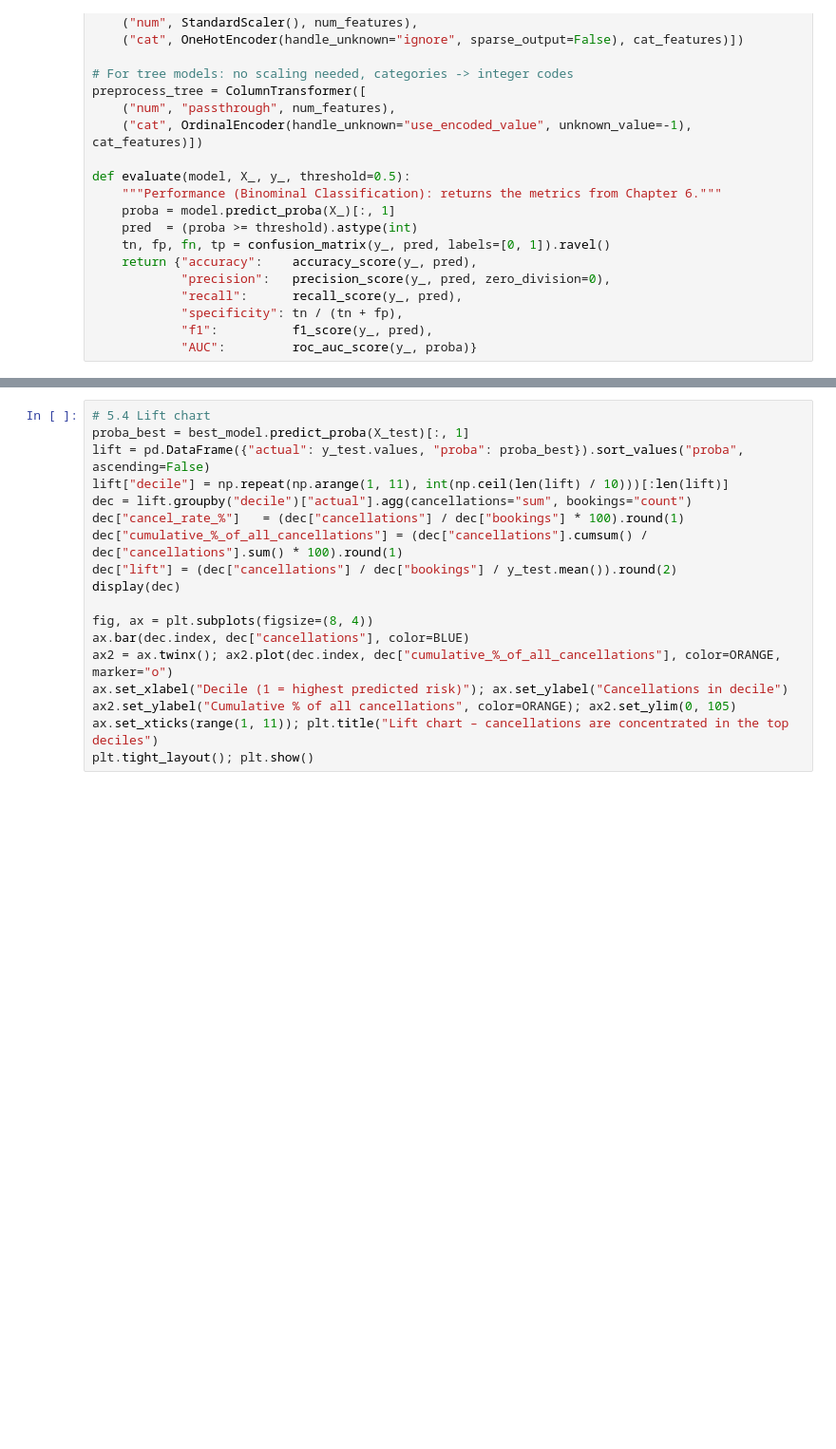
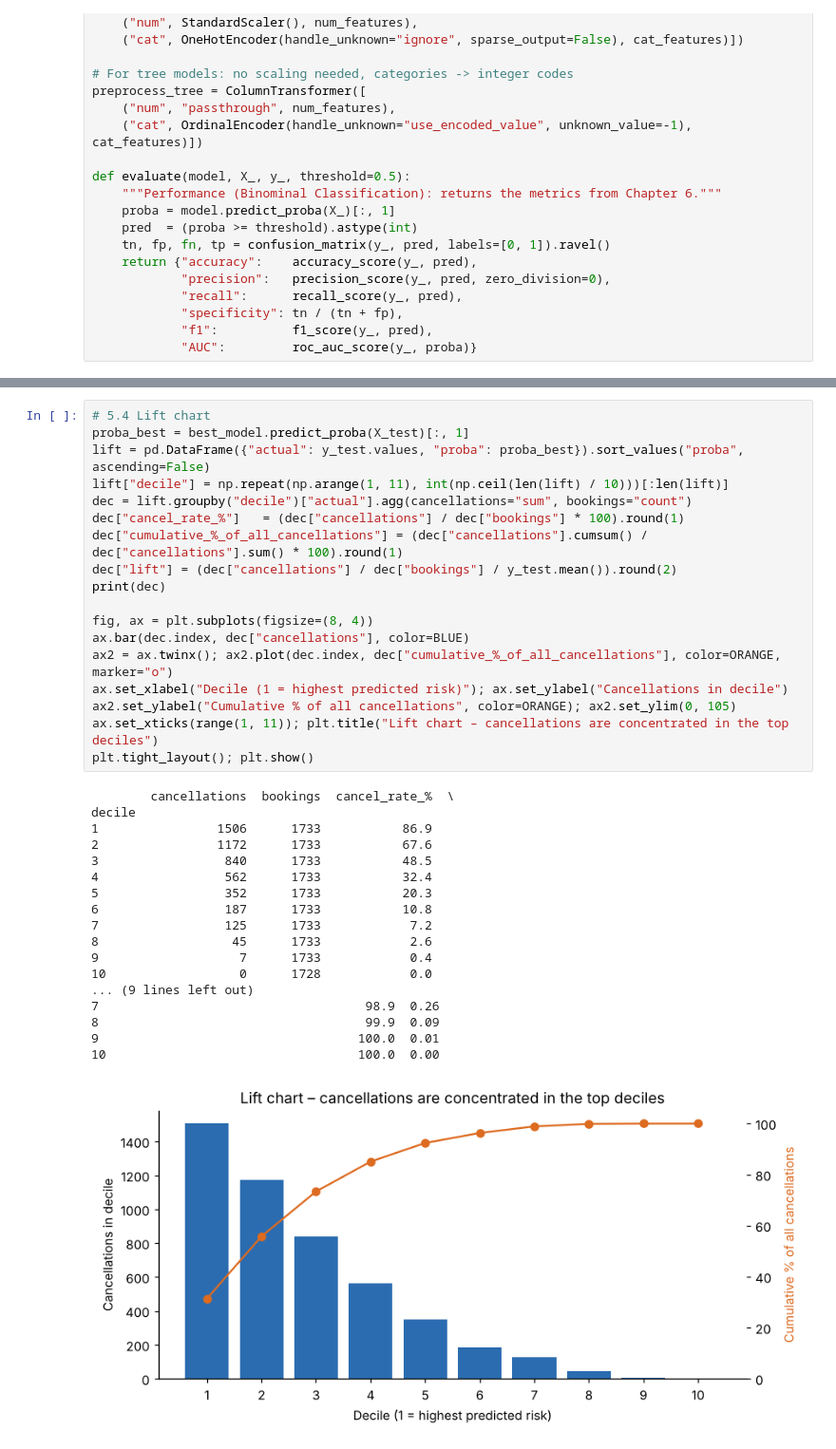
Before and after one commit to ixanm10/hotel-cancellation-prediction, a Jupyter notebook: notebooks/Hotel_Cancellation_Colab.ipynb, the cells around one changed output, grey strips where cells are left out. Shown at 95% size. Drawn from its saved outputs; the diff is of its cells as text; blank space fills up the shorter version.

```diff
--- a/notebooks/Hotel_Cancellation_Colab.ipynb
+++ b/notebooks/Hotel_Cancellation_Colab.ipynb
@@ -428,21 +677,40 @@ plt.savefig("fig_roc.png", dpi=150); plt.show()
 # %%
 # 5.4 Lift chart
 proba_best = best_model.predict_proba(X_test)[:, 1]
 lift = pd.DataFrame({"actual": y_test.values, "proba": proba_best}).sort_values("proba", ascending=False)
 lift["decile"] = np.repeat(np.arange(1, 11), int(np.ceil(len(lift) / 10)))[:len(lift)]
 dec = lift.groupby("decile")["actual"].agg(cancellations="sum", bookings="count")
 dec["cancel_rate_%"]   = (dec["cancellations"] / dec["bookings"] * 100).round(1)
 dec["cumulative_%_of_all_cancellations"] = (dec["cancellations"].cumsum() / dec["cancellations"].sum() * 100).round(1)
 dec["lift"] = (dec["cancellations"] / dec["bookings"] / y_test.mean()).round(2)
-display(dec)
+print(dec)
 
 fig, ax = plt.subplots(figsize=(8, 4))
 ax.bar(dec.index, dec["cancellations"], color=BLUE)
 ax2 = ax.twinx(); ax2.plot(dec.index, dec["cumulative_%_of_all_cancellations"], color=ORANGE, marker="o")
 ax.set_xlabel("Decile (1 = highest predicted risk)"); ax.set_ylabel("Cancellations in decile")
 ax2.set_ylabel("Cumulative % of all cancellations", color=ORANGE); ax2.set_ylim(0, 105)
 ax.set_xticks(range(1, 11)); plt.title("Lift chart – cancellations are concentrated in the top deciles")
 plt.tight_layout(); plt.show()
+# %% [output]
+        cancellations  bookings  cancel_rate_%  \
+decile
+1                1506      1733           86.9
+2                1172      1733           67.6
+3                 840      1733           48.5
+4                 562      1733           32.4
+5                 352      1733           20.3
+6                 187      1733           10.8
+7                 125      1733            7.2
+8                  45      1733            2.6
+9                   7      1733            0.4
+10                  0      1728            0.0
+... (9 lines left out)
+7                                    98.9  0.26
+8                                    99.9  0.09
+9                                   100.0  0.01
+10                                  100.0  0.00
+[figure, added]
 # %%
 # 5.5 Cost of errors – which mistake is more expensive?
 COST_FN, COST_FP = 180, 20      # euros – business assumptions
```
Also changed, not shown: parts of 61 cells of this notebook.
